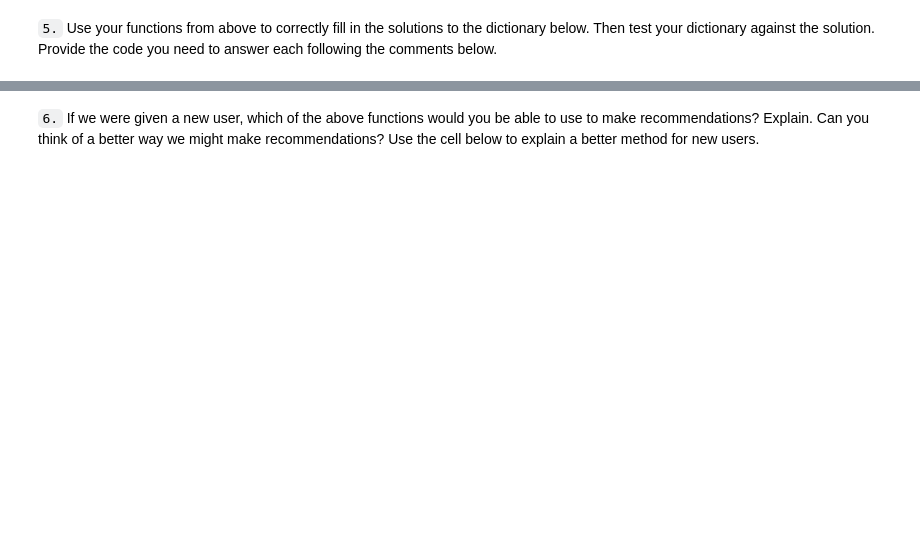
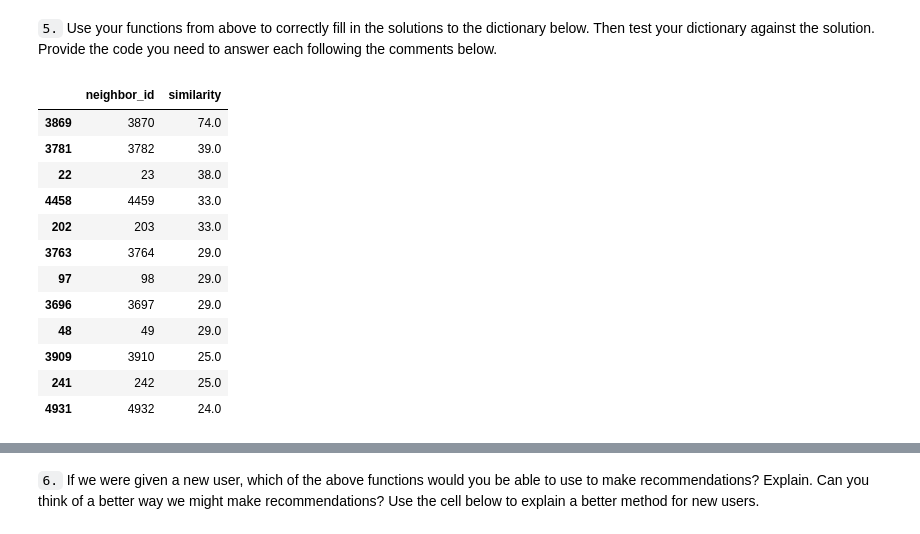
Before and after one commit to Lexie88rus/Udacity-DSND-Recommendations-with-IBM, a Jupyter notebook: Recommendations_with_IBM.ipynb, the cells around one changed output, grey strips where cells are left out. Drawn from its saved outputs; the diff is of its cells as text; code cells hidden in the pictures; blank space fills up the shorter version.

Commit message:
Completed 3rd section:  User-User Based Collaborative Filtering

```diff
--- a/Recommendations_with_IBM.ipynb
+++ b/Recommendations_with_IBM.ipynb
@@ -400,6 +412,36 @@ print("You have passed our quick tests!  Please proceed!")
 
 Use the tests to test your function.
 # %%
+def find_similar_users_similarity(user_id, user_item=user_item):
+    '''
+    INPUT:
+    user_id - (int) a user_id
+    user_item - (pandas dataframe) matrix of users by articles:
+                1's when a user has interacted with an article, 0 otherwise
+
+    OUTPUT:
+    similar_users_df - (pandas dataframe) where the closest users (largest dot product users)
+                    are listed first which contains user id in neighbor_id column and similarity in 'similarity'
+                    column
+
+    Description:
+    Computes the similarity of every pair of users based on the dot product
+    Returns an ordered
+
+    '''
+    # compute similarity of each user to the provided user
+    user_articles = np.array(user_item)
+    dot_prod_users = user_articles.dot(np.transpose(user_articles))[user_id - 1]
+    similarity = pd.DataFrame({'neighbor_id':user_item.index,'similarity':dot_prod_users})
+
+    # sort by similarity
+    similar_users_df = similarity.sort_values('similarity', ascending = False)
+
+    # remove the own user's id
+    similar_users_df = similar_users_df.drop(similar_users_df[similar_users_df.neighbor_id == user_id].index)
+
+    return similar_users_df # return a dataframe with user ids and similarity to the user with specified user_id
+
 def find_similar_users(user_id, user_item=user_item):
     '''
     INPUT:
@@ -416,13 +458,9 @@ def find_similar_users(user_id, user_item=user_item):
     Returns an ordered
 
     '''
-    # compute similarity of each user to the provided user
 
-    # sort by similarity
-
-    # create list of just the ids
-
-    # remove the own user's id
+    # obtain dataframe of users sorted by similarity and their
+    most_similar_users = find_similar_users_similarity(user_id, user_item)['neighbor_id'].values
 
     return most_similar_users # return a list of the users in order from most to least similar
 # %%
@@ -573,3 +739,19 @@ print(rec_names)
 # %% [markdown]
 `5.` Use your functions from above to correctly fill in the solutions to the dictionary below.  Then test your dictionary against the solution.  Provide the code you need to answer each following the comments below.
+# %%
+find_similar_users_similarity(131)[0:12]
+# %% [output]
+|  | neighbor_id | similarity |
+| 3869 | 3870 | 74.0 |
+| 3781 | 3782 | 39.0 |
+| 22 | 23 | 38.0 |
+| 4458 | 4459 | 33.0 |
+| 202 | 203 | 33.0 |
+| 3763 | 3764 | 29.0 |
+| 97 | 98 | 29.0 |
+| 3696 | 3697 | 29.0 |
+| 48 | 49 | 29.0 |
+| 3909 | 3910 | 25.0 |
+| 241 | 242 | 25.0 |
+| 4931 | 4932 | 24.0 |
 # %%
```
Also changed, not shown: parts of 17 cells of this notebook.
